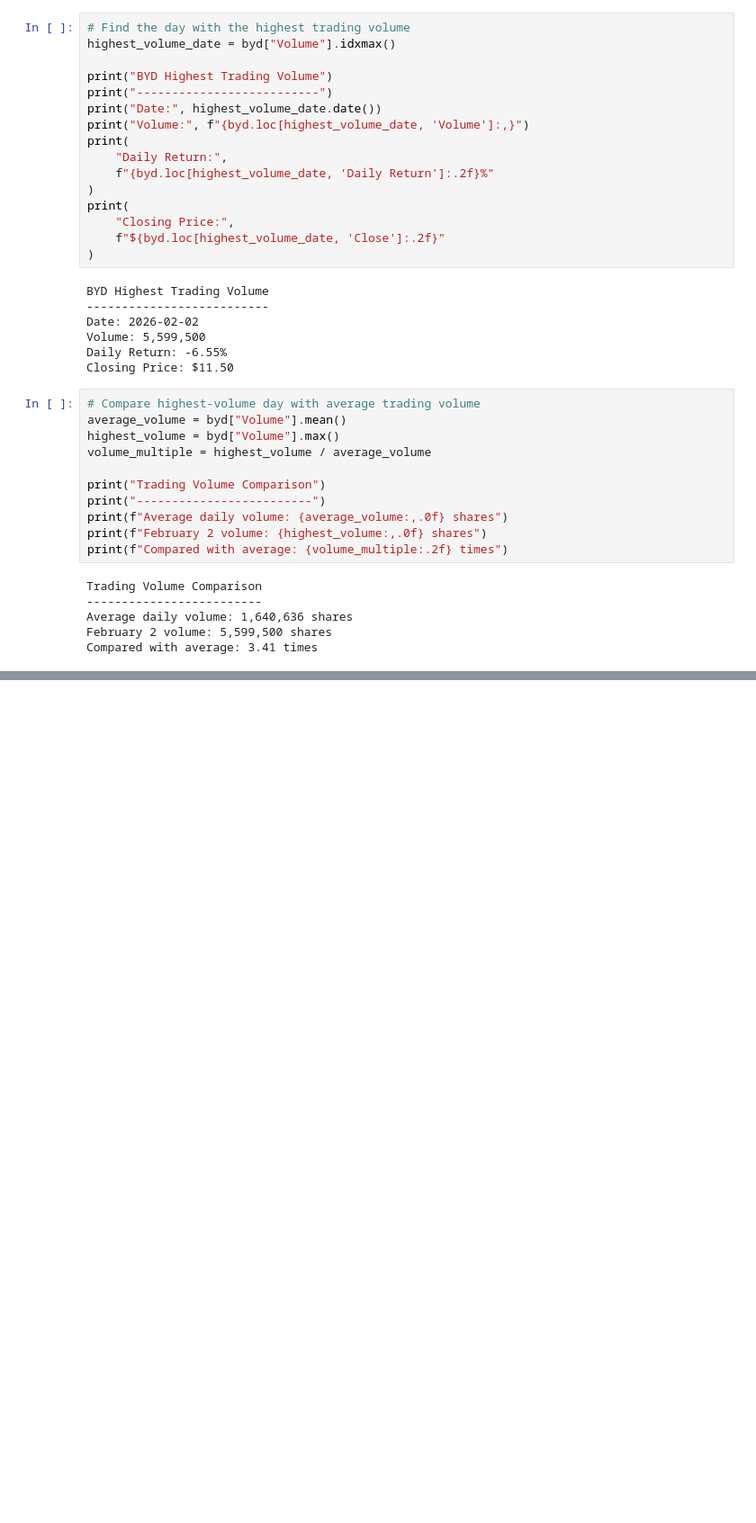
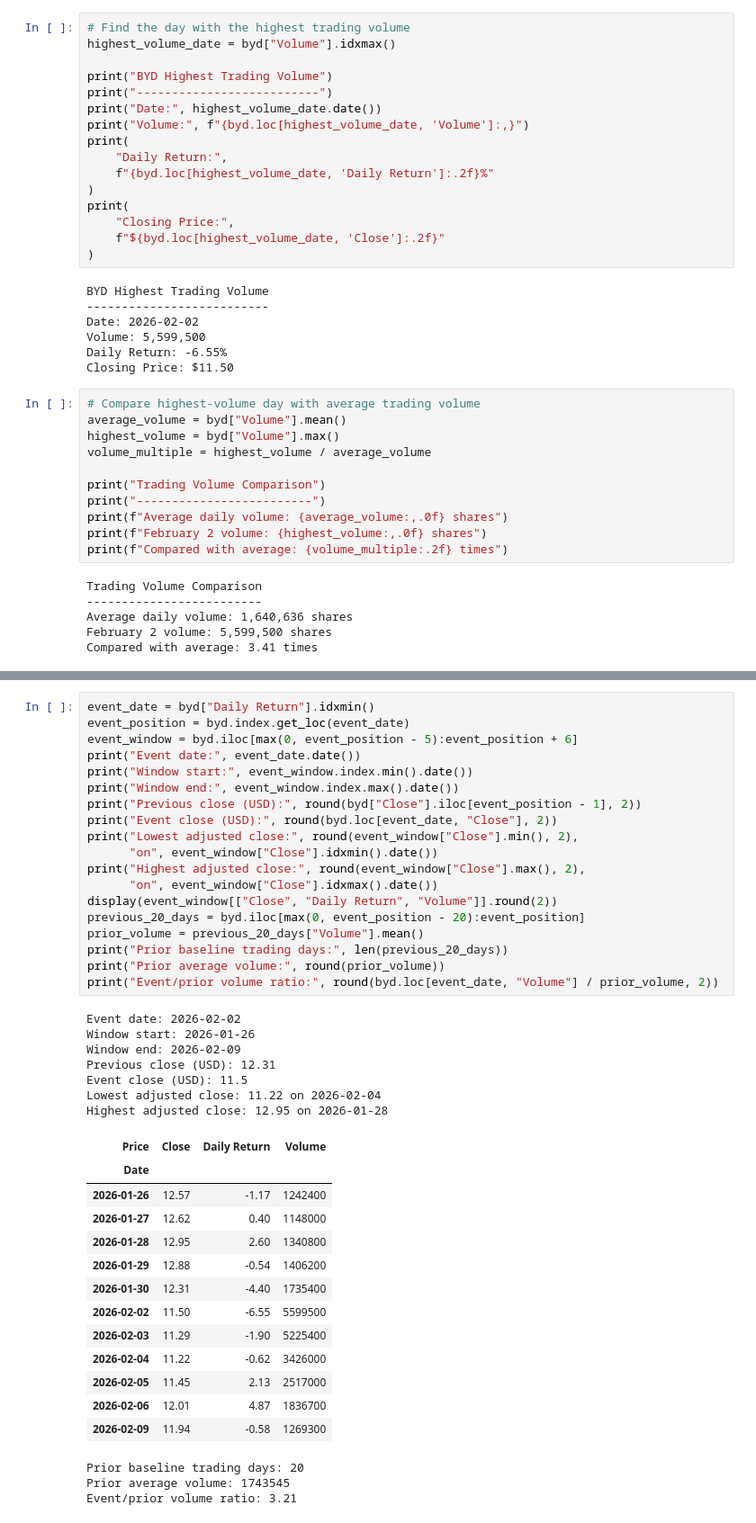
Before and after one commit to LiMeizhi1/mgs3101-analysis, a Jupyter notebook: byd_analysis.ipynb, the cells around one changed output, grey strips where cells are left out. Shown at 90% size. Saved outputs shown, nothing was run; the diff lists cells and outputs as text; blank space fills up the shorter version.

```diff
--- a/byd_analysis.ipynb
+++ b/byd_analysis.ipynb
@@ -272,0 +244,43 @@ On February 2, 2026, BYD's U.S.-listed shares (BYDDY) declined by 6.55%, while t
+# %%
+event_date = byd["Daily Return"].idxmin()
+event_position = byd.index.get_loc(event_date)
+event_window = byd.iloc[max(0, event_position - 5):event_position + 6]
+print("Event date:", event_date.date())
+print("Window start:", event_window.index.min().date())
+print("Window end:", event_window.index.max().date())
+print("Previous close (USD):", round(byd["Close"].iloc[event_position - 1], 2))
+print("Event close (USD):", round(byd.loc[event_date, "Close"], 2))
+print("Lowest adjusted close:", round(event_window["Close"].min(), 2),
+      "on", event_window["Close"].idxmin().date())
+print("Highest adjusted close:", round(event_window["Close"].max(), 2),
+      "on", event_window["Close"].idxmax().date())
+display(event_window[["Close", "Daily Return", "Volume"]].round(2))
+previous_20_days = byd.iloc[max(0, event_position - 20):event_position]
+prior_volume = previous_20_days["Volume"].mean()
+print("Prior baseline trading days:", len(previous_20_days))
+print("Prior average volume:", round(prior_volume))
+print("Event/prior volume ratio:", round(byd.loc[event_date, "Volume"] / prior_volume, 2))
+# %% [output]
+Event date: 2026-02-02
+Window start: 2026-01-26
+Window end: 2026-02-09
+Previous close (USD): 12.31
+Event close (USD): 11.5
+Lowest adjusted close: 11.22 on 2026-02-04
+Highest adjusted close: 12.95 on 2026-01-28
+| Price | Close | Daily Return | Volume |
+| Date |  |  |  |
+| 2026-01-26 | 12.57 | -1.17 | 1242400 |
+| 2026-01-27 | 12.62 | 0.40 | 1148000 |
+| 2026-01-28 | 12.95 | 2.60 | 1340800 |
+| 2026-01-29 | 12.88 | -0.54 | 1406200 |
+| 2026-01-30 | 12.31 | -4.40 | 1735400 |
+| 2026-02-02 | 11.50 | -6.55 | 5599500 |
+| 2026-02-03 | 11.29 | -1.90 | 5225400 |
+| 2026-02-04 | 11.22 | -0.62 | 3426000 |
+| 2026-02-05 | 11.45 | 2.13 | 2517000 |
+| 2026-02-06 | 12.01 | 4.87 | 1836700 |
+| 2026-02-09 | 11.94 | -0.58 | 1269300 |
+Prior baseline trading days: 20
+Prior average volume: 1743545
+Event/prior volume ratio: 3.21
```
Also changed, not shown: parts of 13 cells of this notebook, 6 other files.
